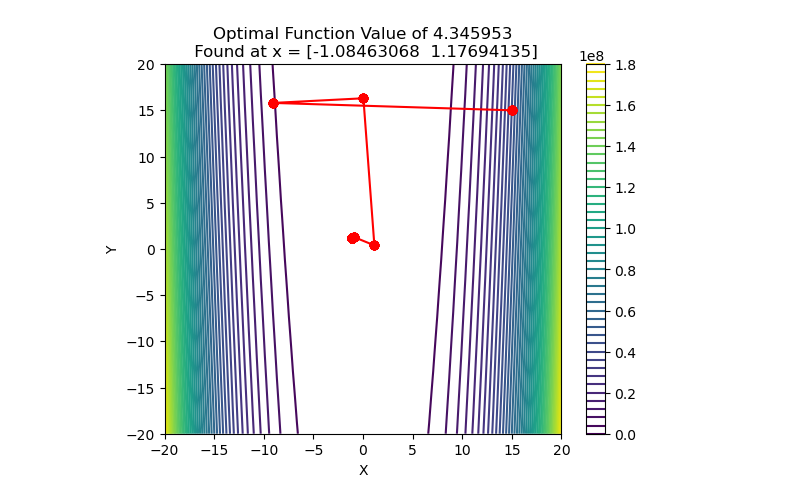
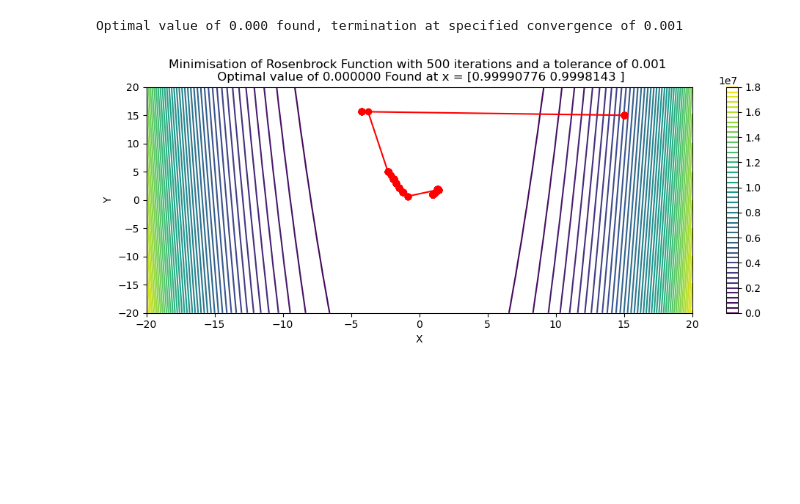
Before and after one commit to cja119/bfgs, a Jupyter notebook: playground.ipynb, the cells around one changed output. Drawn from its saved outputs; the diff is of its cells as text; code cells hidden in the pictures; blank space fills up the shorter version.

```diff
--- a/playground.ipynb
+++ b/playground.ipynb
@@ -7,27 +7,31 @@ def function(x):
     return 100.0 * (x[1] - x[0]**2)**2 + (1 - x[0])**2
 # %%
 wrapped_fn = bfgs.Wrapper(function)
-x_min = bfgs.minimize(wrapped_fn, np.array([15.0,15.0]), 1e-10, 400, verbose=False)
+x_min = bfgs.minimize(wrapped_fn, np.array([15.0,15.0]), 1e-3, 500, verbose=False)
 f_values = bfgs.get_function_vals(wrapped_fn)
 x_values = bfgs.get_x_vals(wrapped_fn)
+# %% [output]
+Optimal value of 0.000 found, termination at specified convergence of 0.001
 # %%
 from mpl_toolkits.mplot3d import Axes3D
 lim = 20
 plotlim=20
 # Create a meshgrid for the surface plot
 x = np.linspace(-plotlim, plotlim, 100)
 y = np.linspace(-plotlim, plotlim, 100)
 x, y = np.meshgrid(x, y)
 z = function([x, y, np.zeros_like(x)])
 
 contour = plt.contour(x, y, z, 50, cmap='viridis')
 plt.colorbar(contour)
 plt.plot(x_values[:, 0], x_values[:, 1], color='r', marker='o')
 plt.xlim([-lim, lim])
 plt.ylim([-lim, lim])
 plt.xlabel('X')
 plt.ylabel('Y')
-plt.title(f'Optimal Function Value of {function(x_values[-1]):2f}\n Found at x = {x_values[-1]}')
+plt.title(f'Minimisation of Rosenbrock Function with 500 iterations and a tolerance of 0.001 \n Optimal value of {function(x_values[-1]):2f} Found at x = {x_values[-1]}')
+
+plt.gcf().set_size_inches(12, 4)
 plt.show()
 # %% [output]
-[figure, old version]
+[figure, new version]
```
Also changed, not shown: 1 other file.
